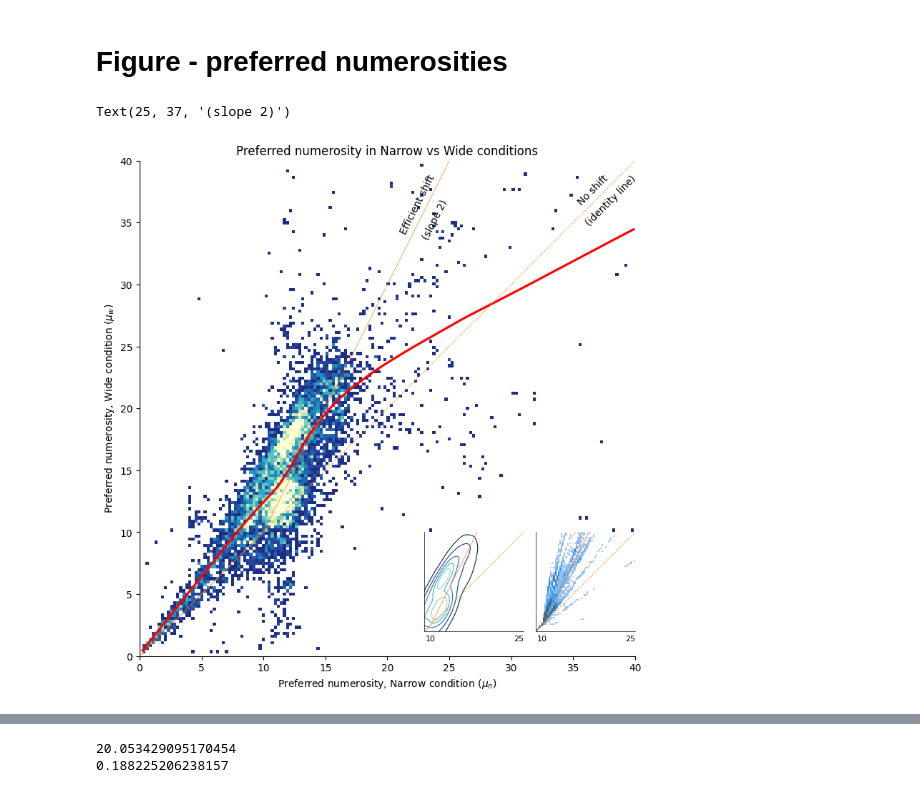
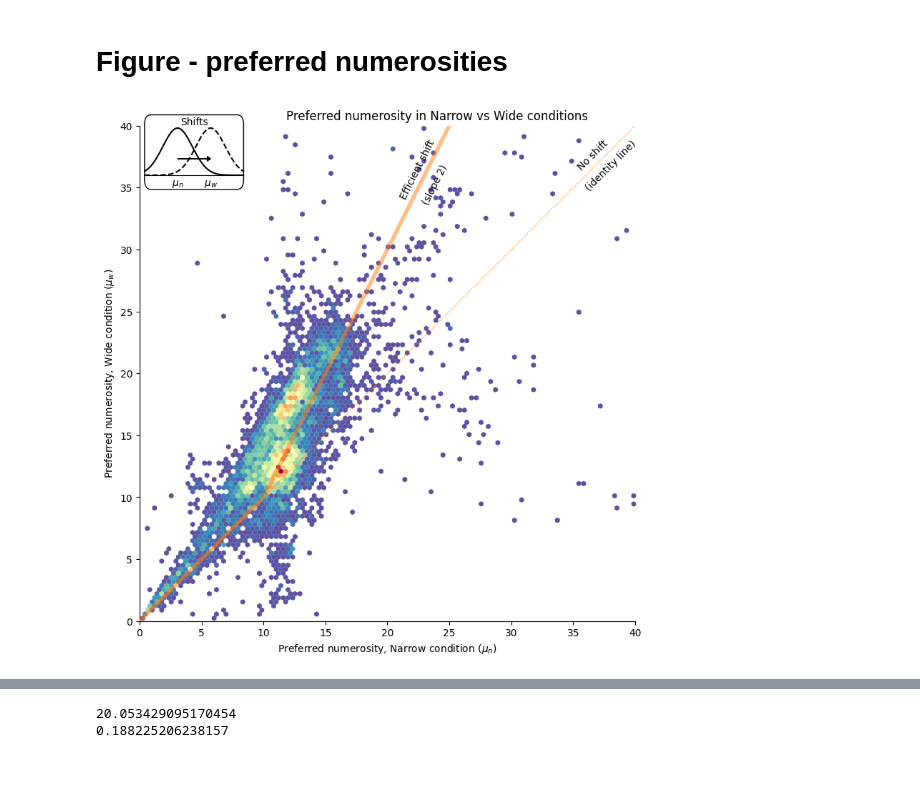
Before and after one commit to Gilles86/neural_priors, a Jupyter notebook: notebooks/fmri_models_analysis.ipynb, the cells around one changed output, grey strips where cells are left out. Cells and saved outputs as stored; diff of their text form; code cells hidden in the pictures.

```diff
--- a/notebooks/fmri_models_analysis.ipynb
+++ b/notebooks/fmri_models_analysis.ipynb
@@ -166,8 +166,8 @@ def index_filter(df, **kwargs):
 # Models
 # %%
 #bids_folder = Path('/data/ds-neuralpriors')
-pars_ground_truth = pd.read_csv('group_roi-NPCr_desc-groundtruth_parameters 2025-05-13.tsv', sep='\t', index_col=[0, 1, 2, 3], header=[0, 1, ])
-pars_estimates = pd.read_csv('group_roi-NPCr_desc-responses_parameters 2025-05-13.tsv', sep='\t', index_col=[0, 1, 2, 3], header=[0, 1, ])
+pars_ground_truth = pd.read_csv('group_roi-NPCr_desc-groundtruth_parameters 2025-08-06.tsv', sep='\t', index_col=[0, 1, 2, 3], header=[0, 1, ])
+pars_estimates = pd.read_csv('group_roi-NPCr_desc-responses_parameters 2025-08-06.tsv', sep='\t', index_col=[0, 1, 2, 3], header=[0, 1, ])
 
 pars = pd.concat([pars_ground_truth, pars_estimates], keys=['ground_truth', 'estimates'], names=['type'], axis=0)
 
@@ -397,7 +403,7 @@ these_rez
 # Model 3 - Free mus
 # %%
 df3 = index_filter(pars, type='estimates', smoothed=True, model_label=3, )
-df3 = df3[ df3[('cvr2', 'nan')] > 0].drop(columns='alpha')
+df3 = df3[ df3[('cvr2', 'nan')] > 0] #.drop(columns='alpha')
 df3.index.rename(['subject', 'voxel'], inplace=True)
 df3[('mu', 'delta_wn')] = df3[('mu', 'wide')] - df3[('mu', 'narrow')]
 # %%
@@ -664,66 +700,49 @@ print(sorted(ratio_mu))
 # %%
 fig, ax = plt.subplots(figsize=(9, 9))
 ax.set_aspect('equal') #, adjustable='box')
 nmax = 40
 ind = (df3.mu.narrow>=0) & (df3.mu.wide>=0) & (df3.mu.narrow<=nmax) & (df3.mu.wide<=nmax)
-sns.histplot(df3[ind].mu, x='narrow', y='wide', bins=161, ax=ax, pmax=.8, alpha=1, cmap='YlGnBu_r', thresh=0) # cmap='YlGnBu_r', 'plasma
+#sns.histplot(df3[ind].mu, x='narrow', y='wide', bins=161, ax=ax, pmax=.8, alpha=1, cmap='YlGnBu_r', thresh=0) # cmap='YlGnBu_r', 'plasma
 #sns.kdeplot(df3[ind].mu, x='narrow', y='wide', ax=ax, levels=6, thresh=.5, fill=True, cmap='YlGnBu')
 #ax.hexbin(df3[ind].mu.narrow, df3[ind].mu.wide, gridsize=(50*np.array([np.sqrt(3),1])).astype(int), linewidths=0., cmap='YlGnBu_r', mincnt=1, edgecolors='none')
-sns.regplot(df3[ind].mu, x='narrow', y='wide', ax=ax, scatter=False, lowess=True, color='#FF0000') # ci=None,
-
-inset_width = 0.2
-#### Inset KDE
-# inset_ax = ax.inset_axes([0.8, 0.3, inset_width, inset_width], aspect='equal')
-# inset_ax = ax.inset_axes([0.025, 0.79, inset_width, inset_width], aspect='equal')
-inset_ax = ax.inset_axes([0.575, 0.05, inset_width, inset_width], aspect='equal')
-sns.kdeplot(df3[ind].mu, x='narrow', y='wide', ax=inset_ax, levels=6, cmap='YlGnBu_r', thresh=.15, linewidths=.8)
-#sns.kdeplot(df3[ind].mu, x='narrow', y='wide', ax=inset_ax, levels=6, thresh=.2, fill=True, cmap='YlGnBu_r') #linewidths=.8)
-inset_ax.set_xlim(9,25); inset_ax.set_ylim(9,25)
-inset_ax.axline((0,0), slope=1, color='C1', ls='--', lw=.5, zorder=100)
-inset_ax.plot([0, 10, 40], [0, 10, 70], c='C1', lw=.5, zorder=100)
-inset_ax.spines['top'].set_visible(False); inset_ax.spines['right'].set_visible(False)
-inset_ax.spines['left'].set_linewidth(0.5); inset_ax.spines['bottom'].set_linewidth(0.5)
-inset_ax.set_xlabel(None); inset_ax.set_ylabel(None)
-#inset_ax.set_title('KDE', fontsize=8)
-inset_ax.set_xticks([10,25]); inset_ax.set_yticks([10, 25]); inset_ax.set_yticklabels([None,None]); #inset_ax.set_xticklabels([None,None]);
-inset_ax.tick_params(axis='both', labelsize=8, length=0)
-inset_ax.get_xticklabels()[-1].set_ha('right')
-
-### Inset Model 5
-inset_ax2 = ax.inset_axes([0.8, 0.05, inset_width, inset_width], aspect='equal')
-this_df = dfe5
-ind = (dfe5.mu.narrow>=0) & (dfe5.mu.wide>=0) & (dfe5.mu.narrow<=nmax) & (dfe5.mu.wide<=nmax)
-sns.histplot(dfe5[ind].mu, x='narrow', y='wide', bins=161, ax=inset_ax2, pmax=.8, alpha=1)
-inset_ax2.set_xlim(9,25); inset_ax2.set_ylim(9,25)
-inset_ax2.axline((0,0), slope=1, color='C1', ls='--', lw=.5, zorder=100)
-inset_ax2.plot([0, 10, 40], [0, 10, 70], c='C1', lw=.5, zorder=100)
-inset_ax2.spines['top'].set_visible(False)
-inset_ax2.spines['right'].set_visible(False)
-inset_ax2.spines['left'].set_linewidth(0.5)
-inset_ax2.spines['bottom'].set_linewidth(0.5)
-inset_ax2.set_xlabel(None); inset_ax2.set_ylabel(None)
-#inset_ax2.set_title('Free-slope model', fontsize=8)
-inset_ax2.set_xticks([10,25]); inset_ax2.set_yticks([10,25]); inset_ax2.set_yticklabels([None,None]);
-inset_ax2.tick_params(axis='both', labelsize=8, length=0)
-inset_ax2.get_xticklabels()[-1].set_ha('right')
-
+cmap = plt.cm.Spectral_r # 'RdYlBu_r', 'YlGnBu_r', 'Spectral_r',
+ax.hexbin(df3[ind].mu.narrow, df3[ind].mu.wide, gridsize=(60*np.array([np.sqrt(3),1])).astype(int), linewidths=0., cmap=cmap, mincnt=1, edgecolors='none', clip_on=False)
+#sns.regplot(df3[ind].mu, x='narrow', y='wide', ax=ax, scatter=False, lowess=True, color='#FF0000') # ci=None,
 
 ax.set_xlim(0,nmax); ax.set_ylim(0,nmax)
 ax.axline((0,0), slope=1, color='C1', ls='--', lw=.5, zorder=100)
-ax.plot([0, 10, 40], [0, 10, 70], c='C1', lw=.5, zorder=100)
-ax.spines['top'].set_visible(False)
-ax.spines['right'].set_visible(False)
+ax.plot([0, 10, 40], [0, 10, 70], c='C1', alpha=.5, lw=4, zorder=100)
 ax.set_xlabel('Preferred numerosity, Narrow condition ($\mu_n$)')
 ax.set_ylabel('Preferred numerosity, Wide condition ($\mu_w$)')
-ax.set_title('Preferred numerosity in Narrow vs Wide conditions')
+ax.set_title('Preferred numerosity in Narrow vs Wide conditions', x=.6)
 ax.text(38, 38+1, 'No shift', fontsize=10, ha='right', va='top', rotation=45)
 ax.text(40.25, 38+1, '(identity line)', fontsize=10, ha='right', va='top', rotation=45)
 ax.text(24, 38+1, 'Efficient shift', fontsize=10, ha='right', va='top', rotation=63.43)
 ax.text(25, 36+1, '(slope 2)', fontsize=10, ha='right', va='top', rotation=63.43)
+
+inset_width = 0.2; inset_height = .1
+inset_ax = ax.inset_axes([0.01, 0.9, inset_width, inset_height], )
+#inset_ax = fig.add_axes([inset_width/2, 0.8, inset_width, inset_width], )
+xxs = np.linspace(0, 3, 1000)
+inset_ax.plot(xxs, np.exp(-(xxs-1)**2/.4), color='k')
+inset_ax.plot(xxs, np.exp(-(xxs-2)**2/.4), color='k', linestyle='--')
+inset_ax.arrow(x=1, y=0.35, dx=1, dy=0, color='k', lw=1, head_width=0.1, head_length=0.1, length_includes_head=True, zorder=100)
+inset_ax.set_ylim(0, None)
+inset_ax.set_xlim(0, 3)
+inset_ax.set_yticks([])
+inset_ax.set_xticks([1,2])
+inset_ax.set_xticklabels(['$\mu_n$', '$\mu_w$'])
+inset_ax.tick_params(axis='x', length=0)
+bb = mtransforms.Bbox([[0., -.3], [3, 1.28]])
+fancy = FancyBboxPatch(bb.p0, bb.width, bb.height, clip_on=False, facecolor="w", boxstyle="round,pad=0,rounding_size=0.2") # zorder=1000000)
+inset_ax.add_patch(fancy)
+inset_ax.set_title('Shifts', fontsize=10, y=.9, ha='center')
+
+sns.despine(fig)
+sns.despine(ax=inset_ax, left=True)
 #ax.grid()
 #fig.savefig('figures/mu_wide_vs_narrow.pdf', bbox_inches='tight')
 # %% [output]
-Text(25, 37, '(slope 2)')
-[figure, old version]
+[figure, new version]
 # %%
 from matplotlib.patches import ConnectionPatch
```
Also changed, not shown: parts of 50 cells of this notebook.
